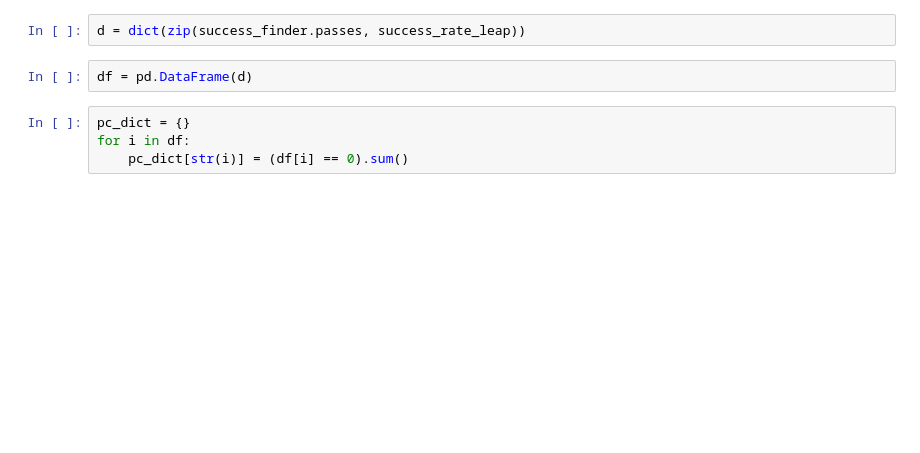
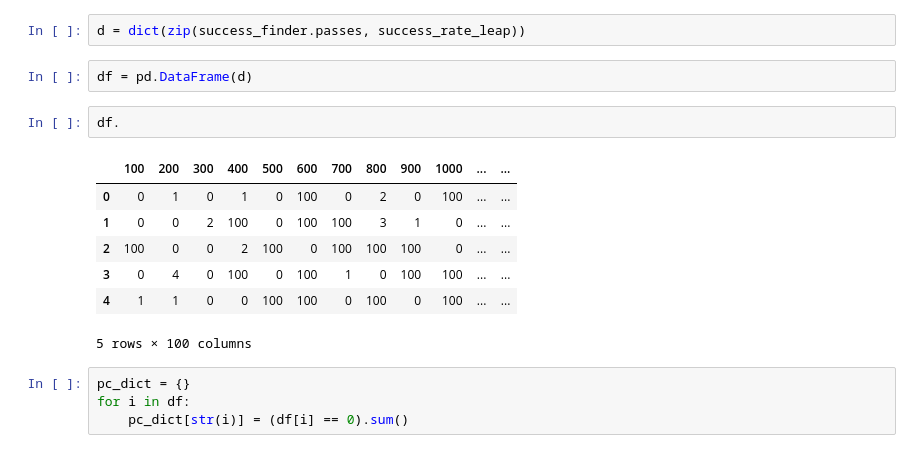
Before and after one commit to Robert-Kilduff/Secretary_problem, a Jupyter notebook: Secretary_problem.ipynb, the cells around one changed output. Saved outputs shown, nothing was run; the diff lists cells and outputs as text; blank space fills up the shorter version.

```diff
--- a/Secretary_problem.ipynb
+++ b/Secretary_problem.ipynb
@@ -114,6 +124,16 @@ with open('test_data.txt', 'w') as f:
 d = dict(zip(success_finder.passes, success_rate_leap))
 # %%
 df = pd.DataFrame(d)
+# %%
+df.
+# %% [output]
+|  | 100 | 200 | 300 | 400 | 500 | 600 | 700 | 800 | 900 | 1000 | ... | ... |
+| 0 | 0 | 1 | 0 | 1 | 0 | 100 | 0 | 2 | 0 | 100 | ... | ... |
+| 1 | 0 | 0 | 2 | 100 | 0 | 100 | 100 | 3 | 1 | 0 | ... | ... |
+| 2 | 100 | 0 | 0 | 2 | 100 | 0 | 100 | 100 | 100 | 0 | ... | ... |
+| 3 | 0 | 4 | 0 | 100 | 0 | 100 | 1 | 0 | 100 | 100 | ... | ... |
+| 4 | 1 | 1 | 0 | 0 | 100 | 100 | 0 | 100 | 0 | 100 | ... | ... |
+5 rows × 100 columns
 # %%
 pc_dict = {}
 for i in df:
```
Also changed, not shown: parts of 8 cells of this notebook, 3 other files.
